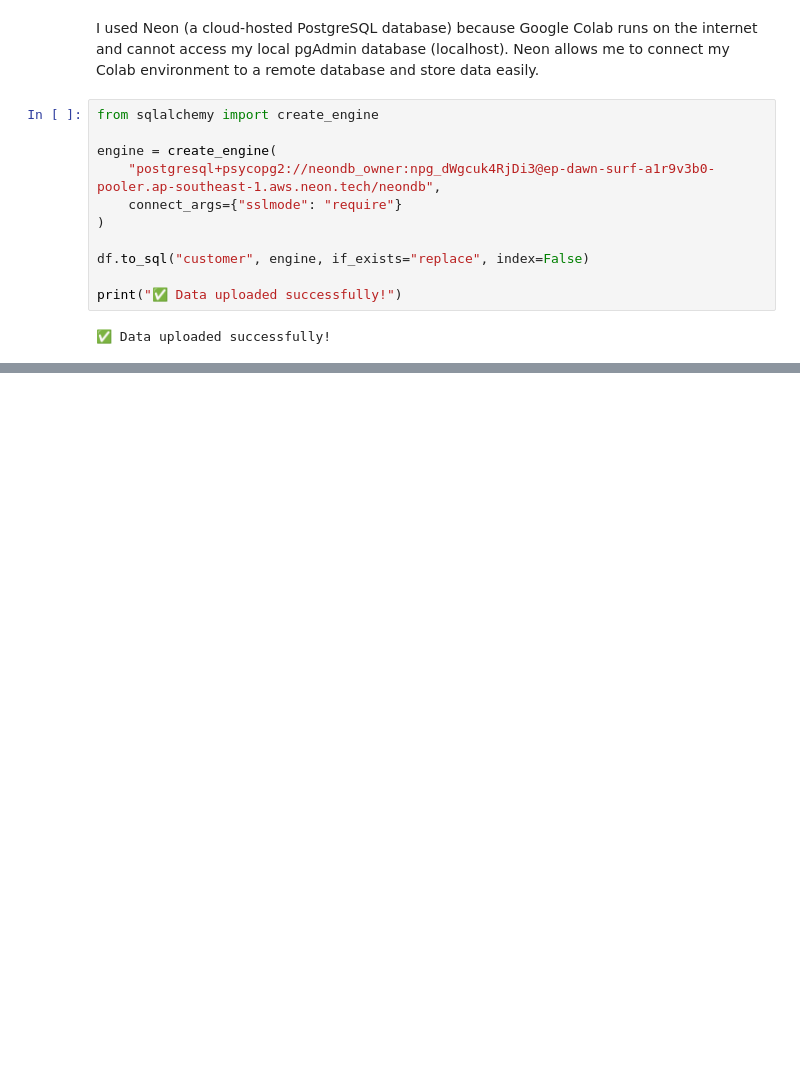
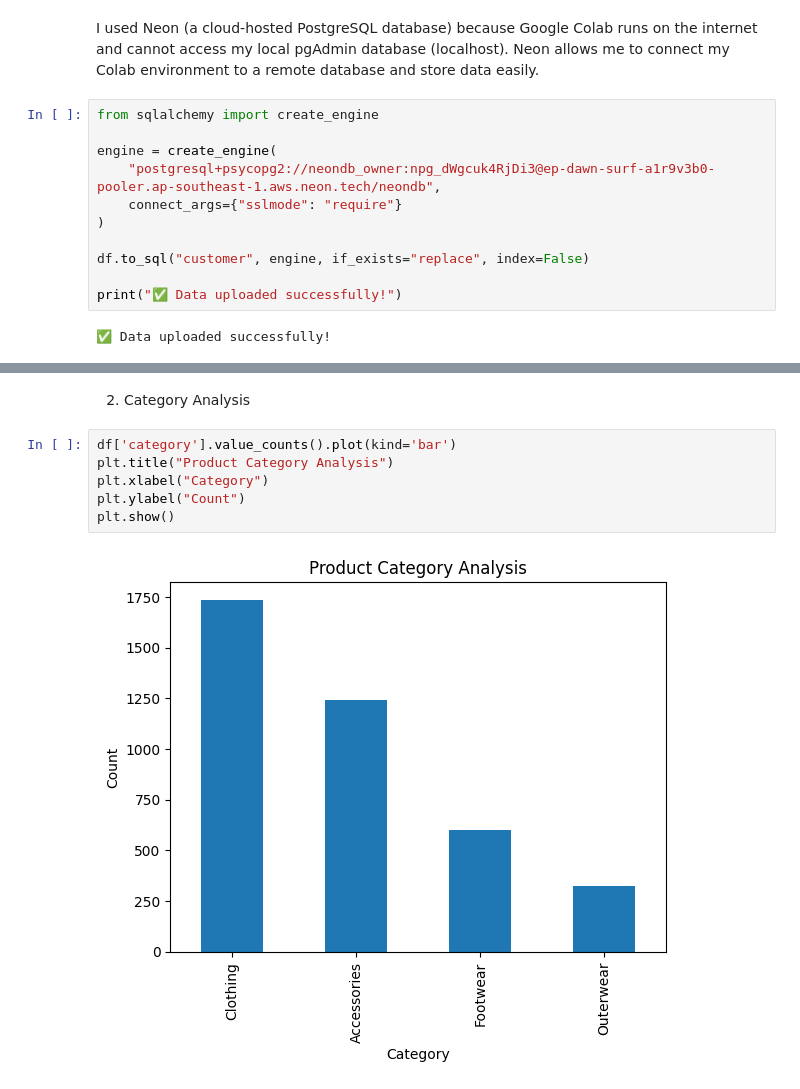
Before and after one commit to Ramya-1026/Customer_Behavior_Analysis, a Jupyter notebook: CUSTOMER_BEHAVIOUR_INTERNSHIP_PROJECT.ipynb, the cells around one changed output, grey strips where cells are left out. Saved outputs shown, nothing was run; the diff lists cells and outputs as text; blank space fills up the shorter version.

```diff
--- a/CUSTOMER_BEHAVIOUR_INTERNSHIP_PROJECT.ipynb
+++ b/CUSTOMER_BEHAVIOUR_INTERNSHIP_PROJECT.ipynb
@@ -198,0 +214,10 @@ print("✅ Data uploaded successfully!")
+# %% [markdown]
+2. Category Analysis
+# %%
+df['category'].value_counts().plot(kind='bar')
+plt.title("Product Category Analysis")
+plt.xlabel("Category")
+plt.ylabel("Count")
+plt.show()
+# %% [output]
+[figure, added]
```
Also changed, not shown: parts of 10 cells of this notebook.
